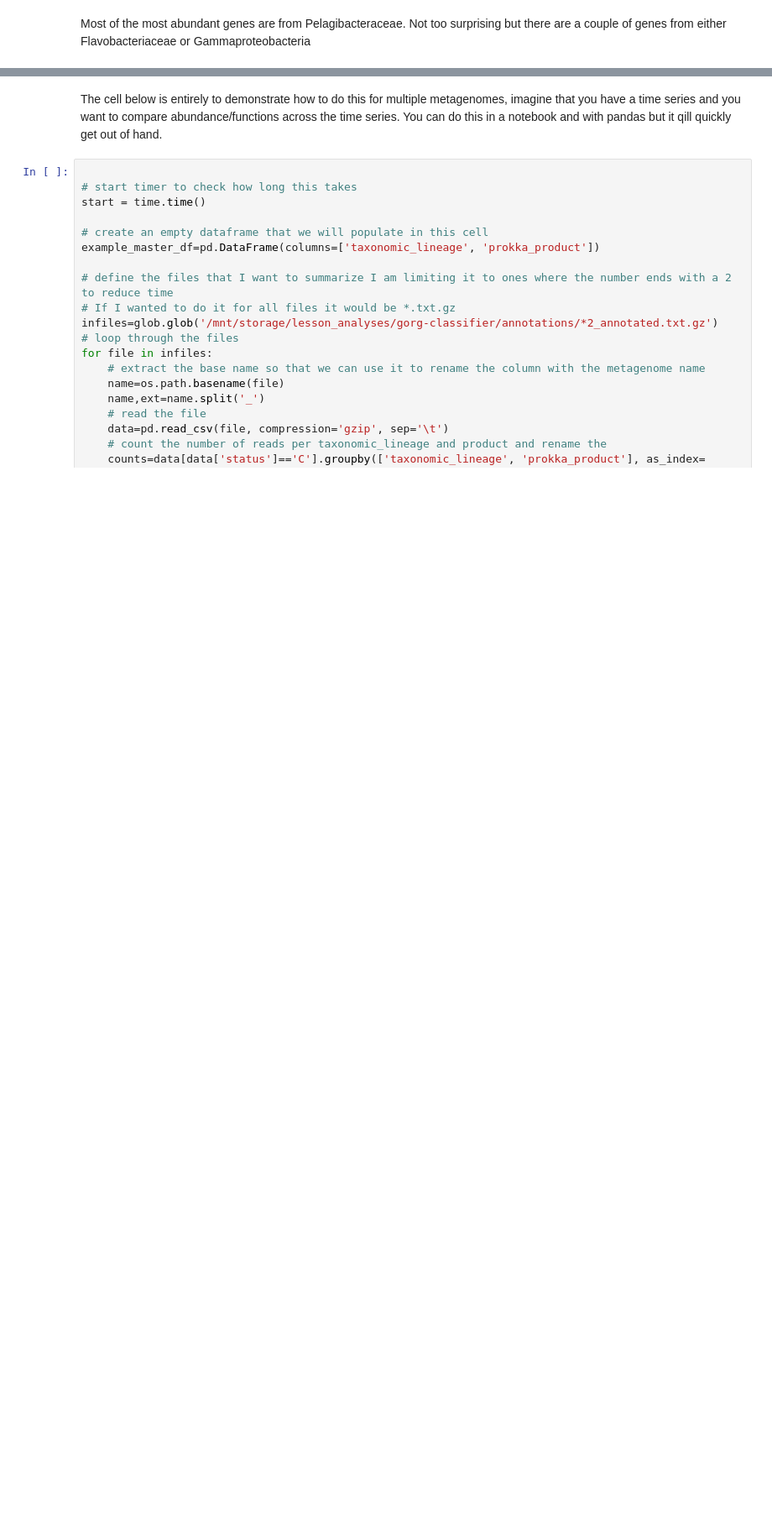
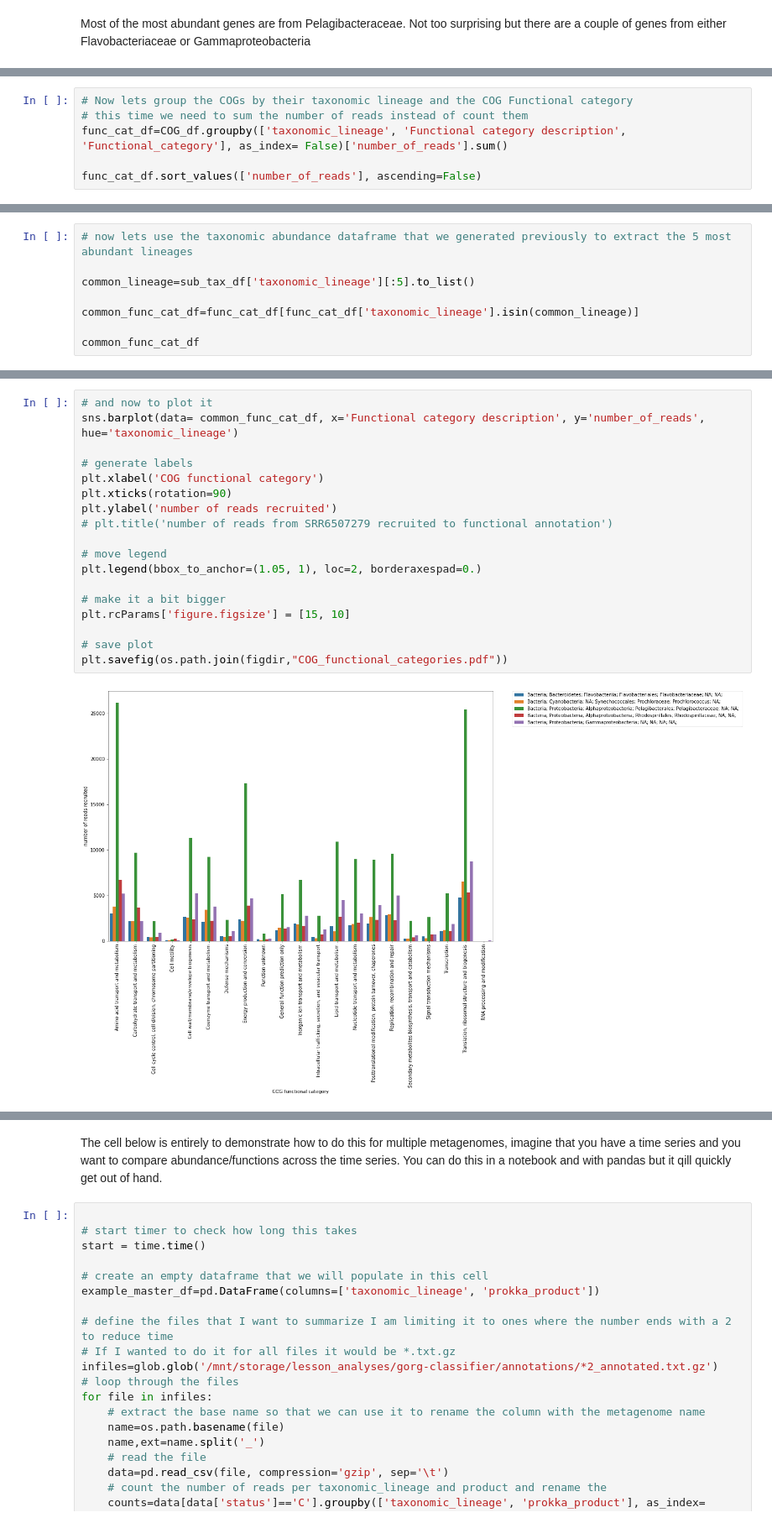
Before and after one commit to Bigelow-SCG-Course/Day3PM_GORG-classifier, a Jupyter notebook: Day3PM_GORG_classifier.ipynb, the cells around one changed output, grey strips where cells are left out. Shown at 84% size. Saved outputs shown, nothing was run; the diff lists cells and outputs as text; blank space fills up the shorter version.

```diff
--- a/Day3PM_GORG_classifier.ipynb
+++ b/Day3PM_GORG_classifier.ipynb
@@ -309,0 +322,6 @@ COG_df[COG_df['cog_num']>0]
+# %%
+# Now lets group the COGs by their taxonomic lineage and the COG Functional category
+# this time we need to sum the number of reads instead of count them
+func_cat_df=COG_df.groupby(['taxonomic_lineage', 'Functional category description', 'Functional_category'], as_index= False)['number_of_reads'].sum()
+
+func_cat_df.sort_values(['number_of_reads'], ascending=False)
@@ -309,0 +342,8 @@ COG_df[COG_df['cog_num']>0]
+# %%
+# now lets use the taxonomic abundance dataframe that we generated previously to extract the 5 most abundant lineages
+
+common_lineage=sub_tax_df['taxonomic_lineage'][:5].to_list()
+
+common_func_cat_df=func_cat_df[func_cat_df['taxonomic_lineage'].isin(common_lineage)]
+
+common_func_cat_df
@@ -309,0 +364,20 @@ COG_df[COG_df['cog_num']>0]
+# %%
+# and now to plot it
+sns.barplot(data= common_func_cat_df, x='Functional category description', y='number_of_reads', hue='taxonomic_lineage')
+
+# generate labels
+plt.xlabel('COG functional category')
+plt.xticks(rotation=90)
+plt.ylabel('number of reads recruited')
+# plt.title('number of reads from SRR6507279 recruited to functional annotation')
+
+# move legend
+plt.legend(bbox_to_anchor=(1.05, 1), loc=2, borderaxespad=0.)
+
+# make it a bit bigger
+plt.rcParams['figure.figsize'] = [15, 10]
+
+# save plot
+plt.savefig(os.path.join(figdir,"COG_functional_categories.pdf"))
+# %% [output]
+[figure, added]
```
Also changed, not shown: parts of 17 cells of this notebook, 1 other file.
